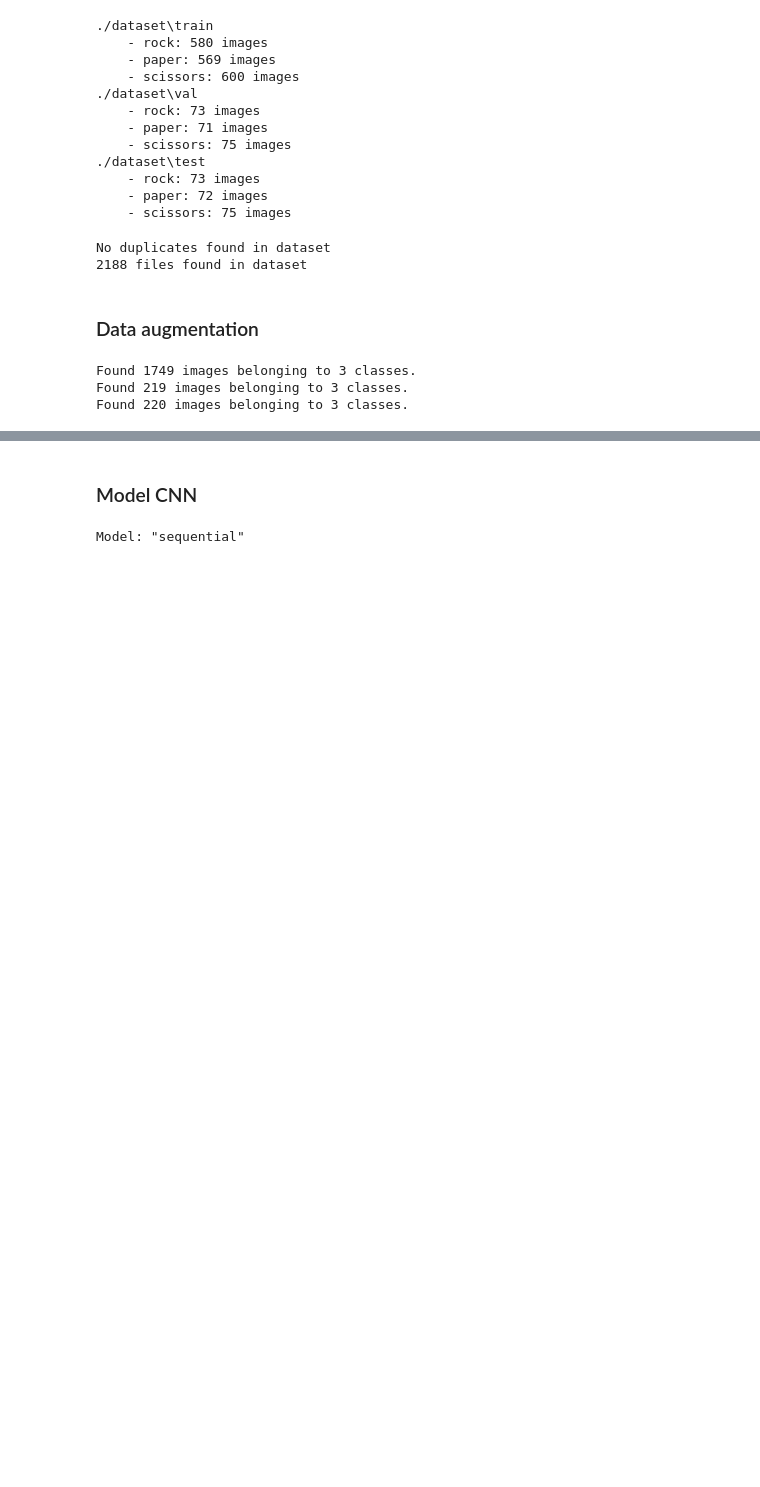
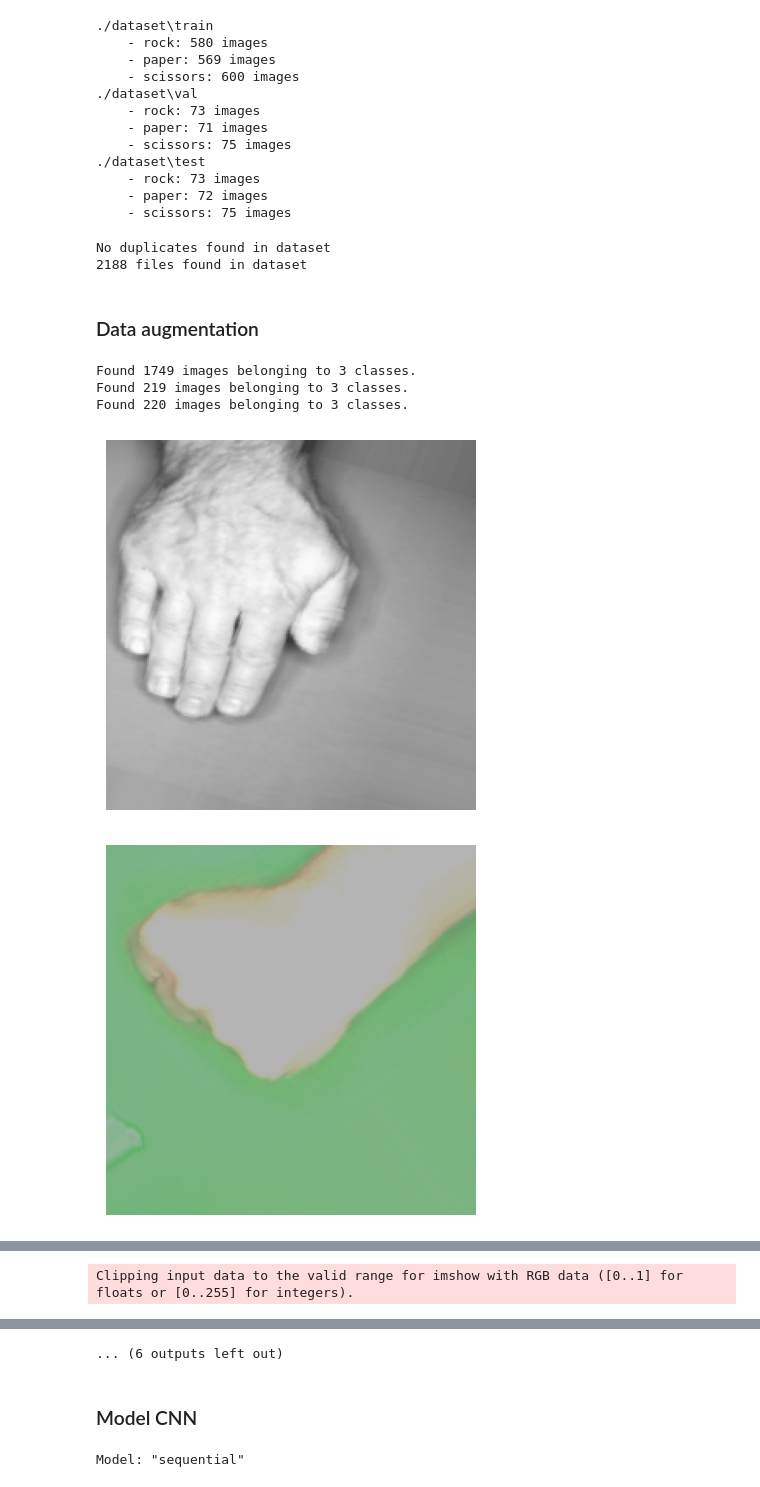
Before and after one commit to szymian-dev/rps-ai-model, a Jupyter notebook: training.ipynb, the cells around one changed output, grey strips where cells are left out. Drawn from its saved outputs; the diff is of its cells as text; code cells hidden in the pictures; blank space fills up the shorter version.

Commit message:
Add more complex augmentation

```diff
--- a/training.ipynb
+++ b/training.ipynb
@@ -81,34 +82,43 @@ img_rows, img_cols = 224, 224
 # Data augmentation and normalization for training
 train_datagen = ImageDataGenerator(
     rescale=1./255,
-    rotation_range=50,
+    rotation_range=180,
     width_shift_range=0.2,
     height_shift_range=0.2,
     shear_range=0.2,
     zoom_range=0.2,
-    horizontal_flip=True)
+    horizontal_flip=True,
+    fill_mode='nearest',
+    vertical_flip=True,
+    brightness_range=[0.5, 1.5],
+    channel_shift_range=150,
+    preprocessing_function=random_color_and_grayscale_augmentation)
 
 test_datagen = ImageDataGenerator(rescale=1./255)
 
 # Generators
 train_generator = train_datagen.flow_from_directory(
     train_dir,
     target_size=(img_rows, img_cols),
     batch_size=32,
     class_mode='categorical')
 
 val_generator = test_datagen.flow_from_directory(
     val_dir,
     target_size=(img_rows, img_cols),
     batch_size=32,
     class_mode='categorical')
 
 test_generator = test_datagen.flow_from_directory(
     test_dir,
     target_size=(img_rows, img_cols),
     batch_size=32,
     class_mode='categorical')
+
+plot_images_from_generator(train_generator, 15)
 # %% [output]
 Found 1749 images belonging to 3 classes.
 Found 219 images belonging to 3 classes.
 Found 220 images belonging to 3 classes.
+[figure, added]
+[figure, added]
@@ -114,0 +127 @@ Found 220 images belonging to 3 classes.
+Clipping input data to the valid range for imshow with RGB data ([0..1] for floats or [0..255] for integers).
@@ -115,3 +134,4 @@ Found 220 images belonging to 3 classes.
+... (6 outputs left out)
 # %% [markdown]
 ### Model CNN
 # %%
```
Also changed, not shown: parts of 3 cells of this notebook, 11 other files.
